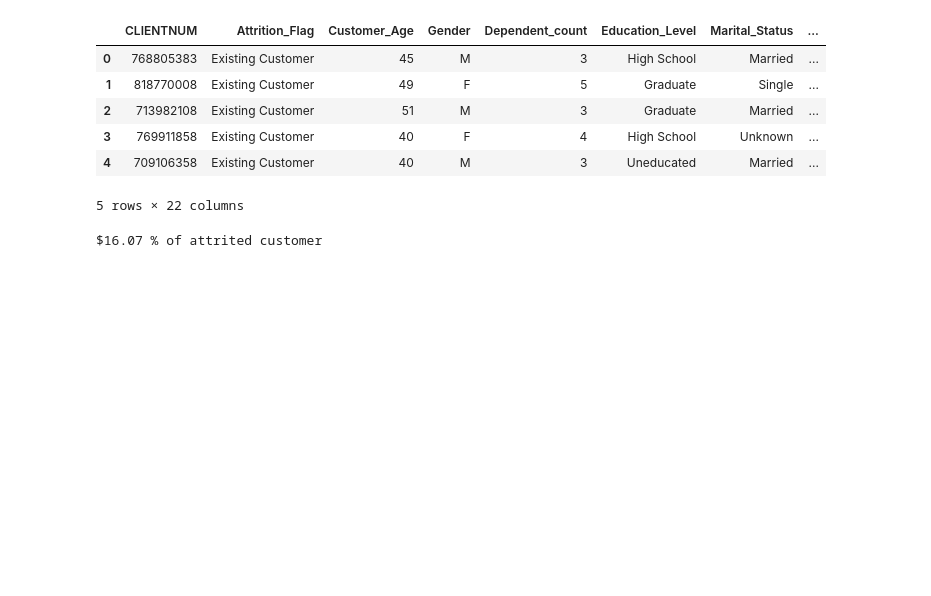
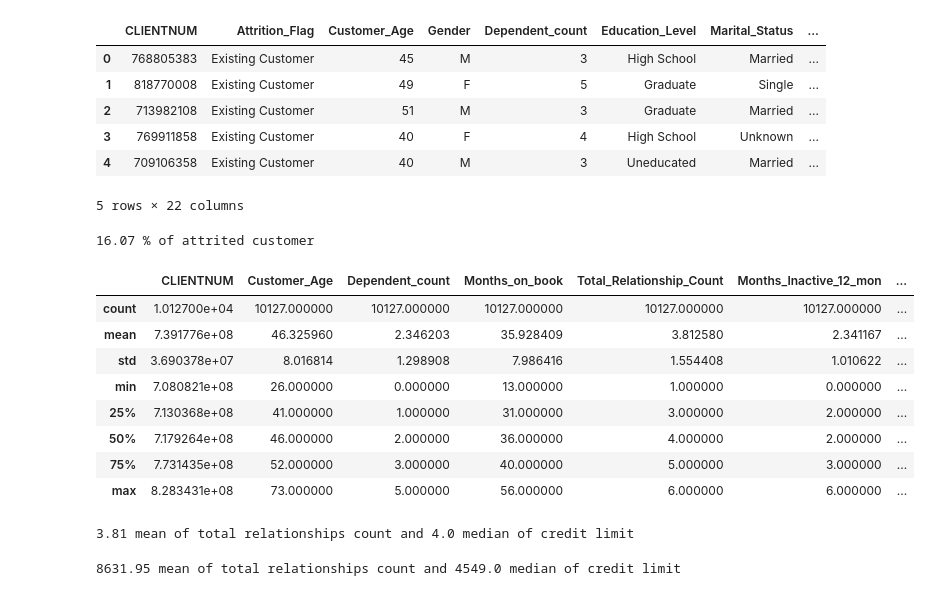
Before and after one commit to Avas77/credit-card-churn-analysis, a Jupyter notebook: credit-churn.ipynb, the cells around one changed output. Drawn from its saved outputs; the diff is of its cells as text; code cells hidden in the pictures; blank space fills up the shorter version.

```diff
--- a/credit-churn.ipynb
+++ b/credit-churn.ipynb
@@ -98,6 +99,28 @@ cc.head()
 | 4 | 709106358 | Existing Customer | 40 | M | 3 | Uneducated | Married | ... |
 5 rows × 22 columns
 # %%
-print(f"${round((cc["Attrition_Flag"].value_counts()[1] / cc.shape[0]) * 100, 2)} % of attrited customer")
+print(f"{round((cc["Attrition_Flag"].value_counts()[1] / cc.shape[0]) * 100, 2)} % of attrited customer")
 # %% [output]
-$16.07 % of attrited customer
+16.07 % of attrited customer
+# %%
+cc.describe()
+# %% [output]
+|  | CLIENTNUM | Customer_Age | Dependent_count | Months_on_book | Total_Relationship_Count | Months_Inactive_12_mon | ... |
+| count | 1.012700e+04 | 10127.000000 | 10127.000000 | 10127.000000 | 10127.000000 | 10127.000000 | ... |
+| mean | 7.391776e+08 | 46.325960 | 2.346203 | 35.928409 | 3.812580 | 2.341167 | ... |
+| std | 3.690378e+07 | 8.016814 | 1.298908 | 7.986416 | 1.554408 | 1.010622 | ... |
+| min | 7.080821e+08 | 26.000000 | 0.000000 | 13.000000 | 1.000000 | 0.000000 | ... |
+| 25% | 7.130368e+08 | 41.000000 | 1.000000 | 31.000000 | 3.000000 | 2.000000 | ... |
+| 50% | 7.179264e+08 | 46.000000 | 2.000000 | 36.000000 | 4.000000 | 2.000000 | ... |
+| 75% | 7.731435e+08 | 52.000000 | 3.000000 | 40.000000 | 5.000000 | 3.000000 | ... |
+| max | 8.283431e+08 | 73.000000 | 5.000000 | 56.000000 | 6.000000 | 6.000000 | ... |
+# %%
+import numpy as np
+
+print(f"{round(np.mean(cc["Total_Relationship_Count"]), 2)} mean of total relationships count and {round(np.median(cc["Total_Relationship_Count"]), 2)} median of credit limit")
+# %% [output]
+3.81 mean of total relationships count and 4.0 median of credit limit
+# %%
+print(f"{round(np.mean(cc["Credit_Limit"]), 2)} mean of total relationships count and {round(np.median(cc["Credit_Limit"]), 2)} median of credit limit")
+# %% [output]
+8631.95 mean of total relationships count and 4549.0 median of credit limit
```
Also changed, not shown: parts of 7 cells of this notebook.
